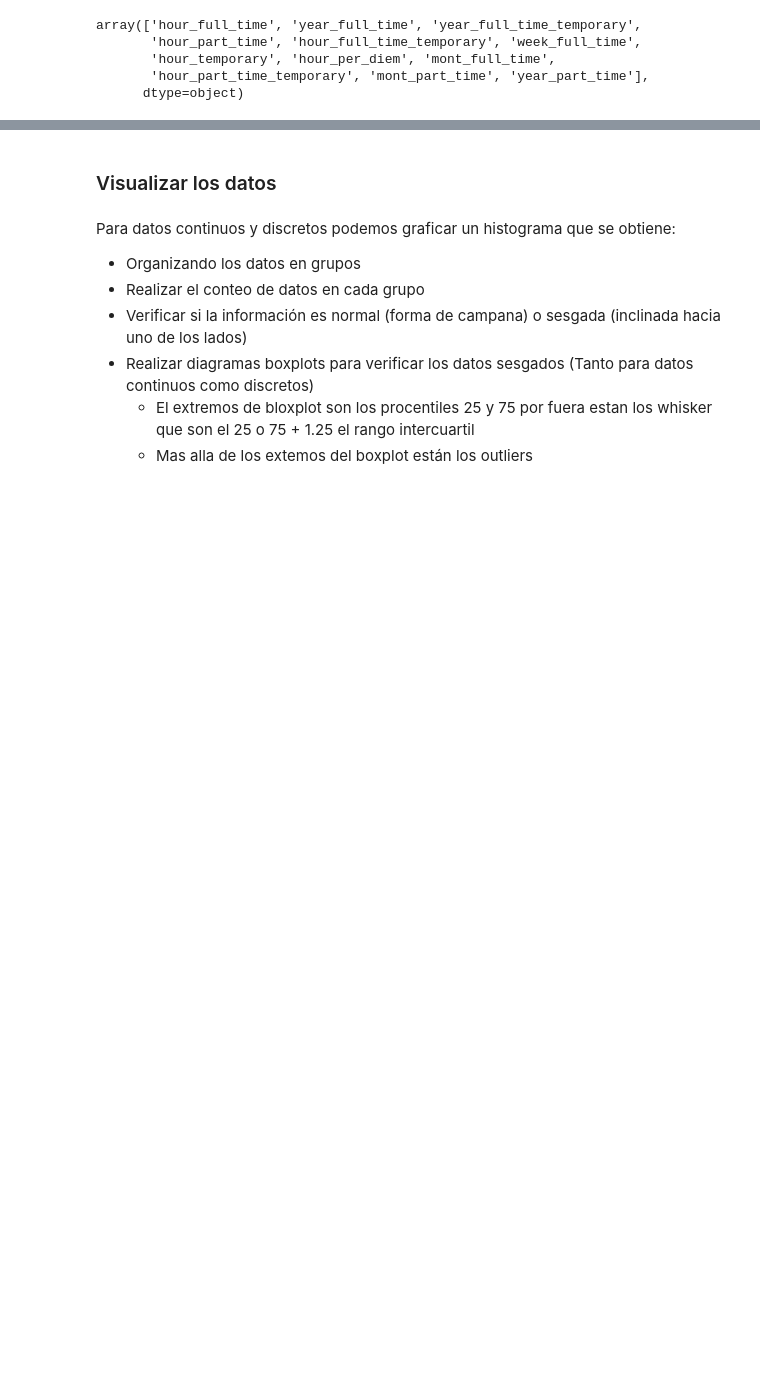
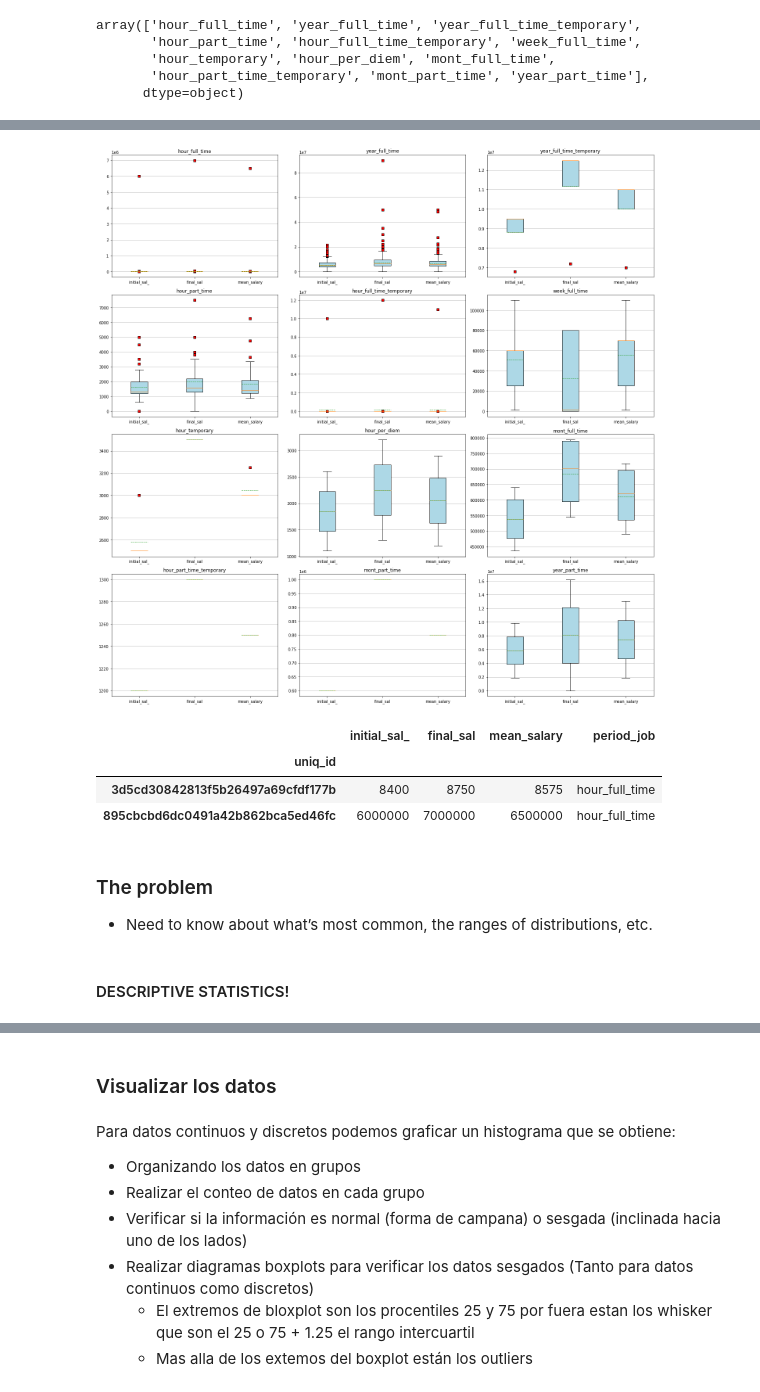
Before and after one commit to yohan-alfonso/Exploracion_Datos, a Jupyter notebook: main.ipynb, the cells around one changed output, grey strips where cells are left out. Saved outputs shown, nothing was run; the diff lists cells and outputs as text; code cells hidden in the pictures; blank space fills up the shorter version.

```diff
--- a/main.ipynb
+++ b/main.ipynb
@@ -293,0 +308,78 @@ from statistics import mean
+# %%
+plt.rcParams["figure.figsize"] = [20,20]
+plt.rcParams["figure.autolayout"] = True
+
+
+fig, axs = plt.subplots(4,3)
+
+
+labels=['initial_sal_','final_sal','mean_salary']
+boxprops = dict(facecolor = "lightblue")
+flierprops = dict(marker = "s", markerfacecolor = "red")
+
+
+axs[0, 0].boxplot(hour_full_time[labels], flierprops = flierprops, showmeans = True, meanline = True , patch_artist = True,boxprops = boxprops, labels=labels)
+axs[0, 0].set_title('hour_full_time')
+axs[0, 0].yaxis.grid(True)
+
+axs[0, 1].boxplot(year_full_time[labels], flierprops = flierprops,showmeans = True, meanline = True ,patch_artist = True, boxprops = boxprops , labels=labels)
+axs[0, 1].set_title('year_full_time')
+axs[0, 1].yaxis.grid(True)
+
+axs[0, 2].boxplot(year_full_time_temporary[labels], flierprops = flierprops, showmeans = True, meanline = True , patch_artist = True,boxprops = boxprops, labels=labels)
+axs[0, 2].set_title('year_full_time_temporary')
+axs[0, 2].yaxis.grid(True)
+
+axs[1, 0].boxplot(hour_part_time[labels], flierprops = flierprops,showmeans = True, meanline = True ,patch_artist = True, boxprops = boxprops , labels=labels)
+axs[1, 0].set_title('hour_part_time')
+axs[1, 0].yaxis.grid(True)
+
+axs[1, 1].boxplot(hour_full_time_temporary[labels], flierprops = flierprops, showmeans = True, meanline = True , patch_artist = True,boxprops = boxprops, labels=labels)
+axs[1, 1].set_title('hour_full_time_temporary')
+axs[1, 1].yaxis.grid(True)
+
+axs[1, 2].boxplot(week_full_time[labels], flierprops = flierprops,showmeans = True, meanline = True ,patch_artist = True, boxprops = boxprops , labels=labels)
+axs[1, 2].set_title('week_full_time')
+axs[1, 2].yaxis.grid(True)
+
+axs[2, 0].boxplot(hour_temporary[labels], flierprops = flierprops, showmeans = True, meanline = True , patch_artist = True,boxprops = boxprops, labels=labels)
+axs[2, 0].set_title('hour_temporary')
+axs[2, 0].yaxis.grid(True)
+
+axs[2, 1].boxplot(hour_per_diem[labels], flierprops = flierprops,showmeans = True, meanline = True ,patch_artist = True, boxprops = boxprops , labels=labels)
+axs[2, 1].set_title('hour_per_diem')
+axs[2, 1].yaxis.grid(True)
+
+axs[2, 2].boxplot(mont_full_time[labels], flierprops = flierprops, showmeans = True, meanline = True , patch_artist = True,boxprops = boxprops, labels=labels)
+axs[2, 2].set_title('mont_full_time')
+axs[2, 2].yaxis.grid(True)
+
+axs[3, 0].boxplot(hour_part_time_temporary[labels], flierprops = flierprops,showmeans = True, meanline = True ,patch_artist = True, boxprops = boxprops , labels=labels)
+axs[3, 0].set_title('hour_part_time_temporary')
+axs[3, 0].yaxis.grid(True)
+
+axs[3, 1].boxplot(mont_part_time[labels], flierprops = flierprops, showmeans = True, meanline = True , patch_artist = True,boxprops = boxprops, labels=labels)
+axs[3, 1].set_title('mont_part_time')
+axs[3, 1].yaxis.grid(True)
+
+axs[3, 2].boxplot(year_part_time[labels], flierprops = flierprops,showmeans = True, meanline = True ,patch_artist = True, boxprops = boxprops , labels=labels)
+axs[3, 2].set_title('year_part_time')
+axs[3, 2].yaxis.grid(True)
+
+
+plt.show()
+# %% [output]
+[figure, added]
+# %%
+hour_full_time[hour_full_time['initial_sal_']>=8000]
+# %% [output]
+|  | initial_sal_ | final_sal | mean_salary | period_job |
+| uniq_id |  |  |  |  |
+| 3d5cd30842813f5b26497a69cfdf177b | 8400 | 8750 | 8575 | hour_full_time |
+| 895cbcbd6dc0491a42b862bca5ed46fc | 6000000 | 7000000 | 6500000 | hour_full_time |
+# %% [markdown]
+### The problem
+
+- Need to know about what’s most common, the ranges of distributions, etc.
+# %% [markdown]
+#### DESCRIPTIVE STATISTICS!
```
Also changed, not shown: parts of 7 cells of this notebook.
